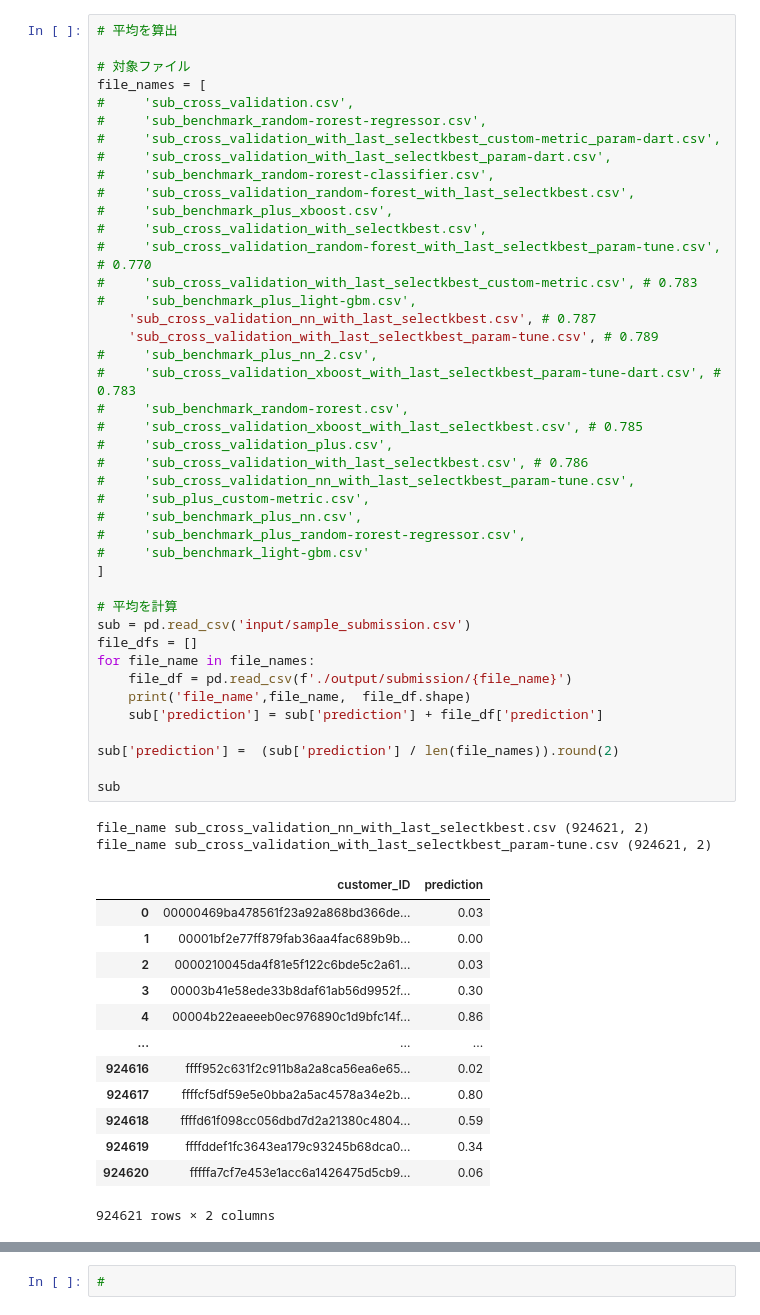
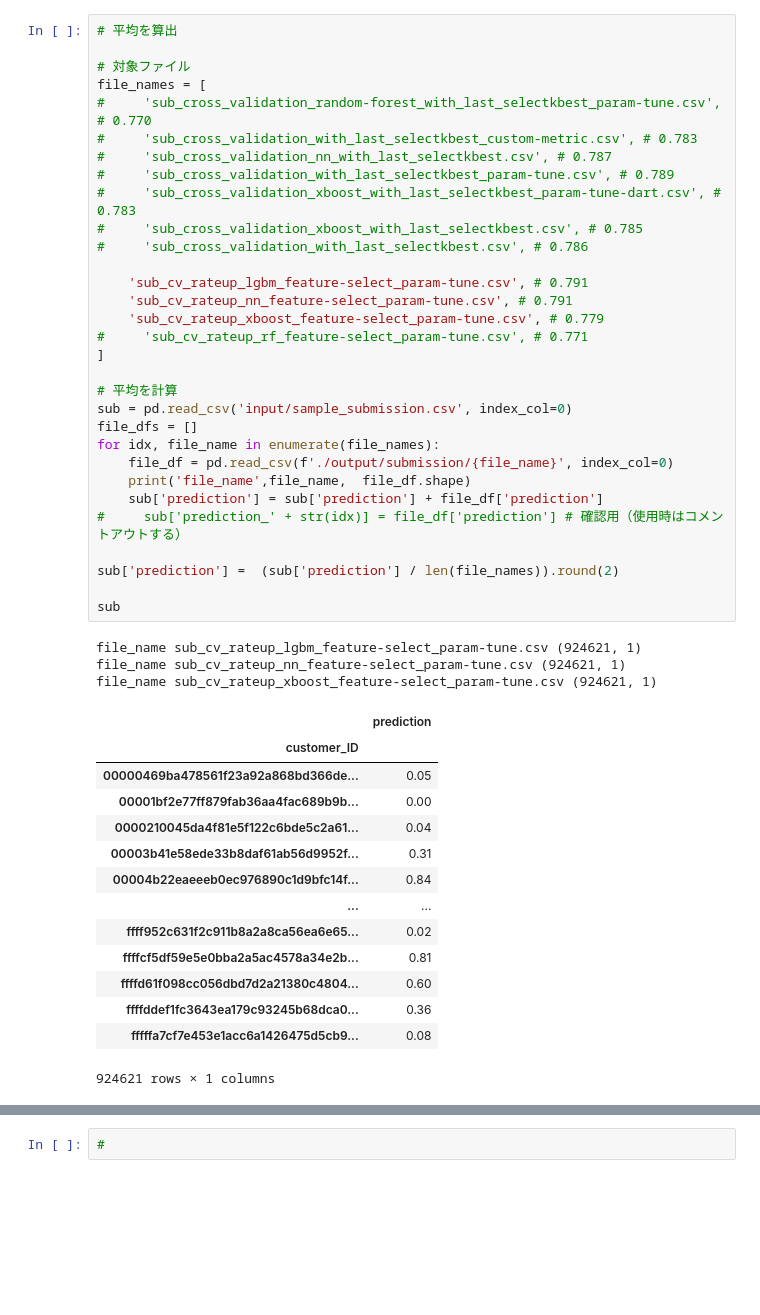
Before and after one commit to awahiro/kaggle, a Jupyter notebook: amex/900_ensemble_avg.ipynb, the cells around one changed output, grey strips where cells are left out. Drawn from its saved outputs; the diff is of its cells as text; blank space fills up the shorter version.

```diff
--- a/amex/900_ensemble_avg.ipynb
+++ b/amex/900_ensemble_avg.ipynb
@@ -26,61 +26,52 @@ pprint.pprint(os.listdir("./output/submission"))
 # %%
 # 平均を算出
 
 # 対象ファイル
 file_names = [
-#     'sub_cross_validation.csv',
-#     'sub_benchmark_random-rorest-regressor.csv',
-#     'sub_cross_validation_with_last_selectkbest_custom-metric_param-dart.csv',
-#     'sub_cross_validation_with_last_selectkbest_param-dart.csv',
-#     'sub_benchmark_random-rorest-classifier.csv',
-#     'sub_cross_validation_random-forest_with_last_selectkbest.csv',
-#     'sub_benchmark_plus_xboost.csv',
-#     'sub_cross_validation_with_selectkbest.csv',
 #     'sub_cross_validation_random-forest_with_last_selectkbest_param-tune.csv', # 0.770
 #     'sub_cross_validation_with_last_selectkbest_custom-metric.csv', # 0.783
-#     'sub_benchmark_plus_light-gbm.csv',
-    'sub_cross_validation_nn_with_last_selectkbest.csv', # 0.787
-    'sub_cross_validation_with_last_selectkbest_param-tune.csv', # 0.789
-#     'sub_benchmark_plus_nn_2.csv',
+#     'sub_cross_validation_nn_with_last_selectkbest.csv', # 0.787
+#     'sub_cross_validation_with_last_selectkbest_param-tune.csv', # 0.789
 #     'sub_cross_validation_xboost_with_last_selectkbest_param-tune-dart.csv', # 0.783
-#     'sub_benchmark_random-rorest.csv',
 #     'sub_cross_validation_xboost_with_last_selectkbest.csv', # 0.785
-#     'sub_cross_validation_plus.csv',
 #     'sub_cross_validation_with_last_selectkbest.csv', # 0.786
-#     'sub_cross_validation_nn_with_last_selectkbest_param-tune.csv',
-#     'sub_plus_custom-metric.csv',
-#     'sub_benchmark_plus_nn.csv',
-#     'sub_benchmark_plus_random-rorest-regressor.csv',
-#     'sub_benchmark_light-gbm.csv'
+
+    'sub_cv_rateup_lgbm_feature-select_param-tune.csv', # 0.791
+    'sub_cv_rateup_nn_feature-select_param-tune.csv', # 0.791
+    'sub_cv_rateup_xboost_feature-select_param-tune.csv', # 0.779
+#     'sub_cv_rateup_rf_feature-select_param-tune.csv', # 0.771
 ]
 
 # 平均を計算
-sub = pd.read_csv('input/sample_submission.csv')
+sub = pd.read_csv('input/sample_submission.csv', index_col=0)
 file_dfs = []
-for file_name in file_names:
-    file_df = pd.read_csv(f'./output/submission/{file_name}')
+for idx, file_name in enumerate(file_names):
+    file_df = pd.read_csv(f'./output/submission/{file_name}', index_col=0)
     print('file_name',file_name,  file_df.shape)
     sub['prediction'] = sub['prediction'] + file_df['prediction']
+#     sub['prediction_' + str(idx)] = file_df['prediction'] # 確認用（使用時はコメントアウトする）
 
 sub['prediction'] =  (sub['prediction'] / len(file_names)).round(2)
 
 sub
 # %% [output]
-file_name sub_cross_validation_nn_with_last_selectkbest.csv (924621, 2)
-file_name sub_cross_validation_with_last_selectkbest_param-tune.csv (924621, 2)
+file_name sub_cv_rateup_lgbm_feature-select_param-tune.csv (924621, 1)
+file_name sub_cv_rateup_nn_feature-select_param-tune.csv (924621, 1)
+file_name sub_cv_rateup_xboost_feature-select_param-tune.csv (924621, 1)
-|  | customer_ID | prediction |
-| 0 | 00000469ba478561f23a92a868bd366de... | 0.03 |
-| 1 | 00001bf2e77ff879fab36aa4fac689b9b... | 0.00 |
-| 2 | 0000210045da4f81e5f122c6bde5c2a61... | 0.03 |
-| 3 | 00003b41e58ede33b8daf61ab56d9952f... | 0.30 |
-| 4 | 00004b22eaeeeb0ec976890c1d9bfc14f... | 0.86 |
-| ... | ... | ... |
-| 924616 | ffff952c631f2c911b8a2a8ca56ea6e65... | 0.02 |
-| 924617 | ffffcf5df59e5e0bba2a5ac4578a34e2b... | 0.80 |
-| 924618 | ffffd61f098cc056dbd7d2a21380c4804... | 0.59 |
-| 924619 | ffffddef1fc3643ea179c93245b68dca0... | 0.34 |
-| 924620 | fffffa7cf7e453e1acc6a1426475d5cb9... | 0.06 |
+|  | prediction |
+| customer_ID |  |
+| 00000469ba478561f23a92a868bd366de... | 0.05 |
+| 00001bf2e77ff879fab36aa4fac689b9b... | 0.00 |
+| 0000210045da4f81e5f122c6bde5c2a61... | 0.04 |
+| 00003b41e58ede33b8daf61ab56d9952f... | 0.31 |
+| 00004b22eaeeeb0ec976890c1d9bfc14f... | 0.84 |
+| ... | ... |
+| ffff952c631f2c911b8a2a8ca56ea6e65... | 0.02 |
+| ffffcf5df59e5e0bba2a5ac4578a34e2b... | 0.81 |
+| ffffd61f098cc056dbd7d2a21380c4804... | 0.60 |
+| ffffddef1fc3643ea179c93245b68dca0... | 0.36 |
+| fffffa7cf7e453e1acc6a1426475d5cb9... | 0.08 |
-924621 rows × 2 columns
+924621 rows × 1 columns
 # %%
 # ファイル出力
 
```
Also changed, not shown: parts of 2 cells of this notebook, 22 other files.
